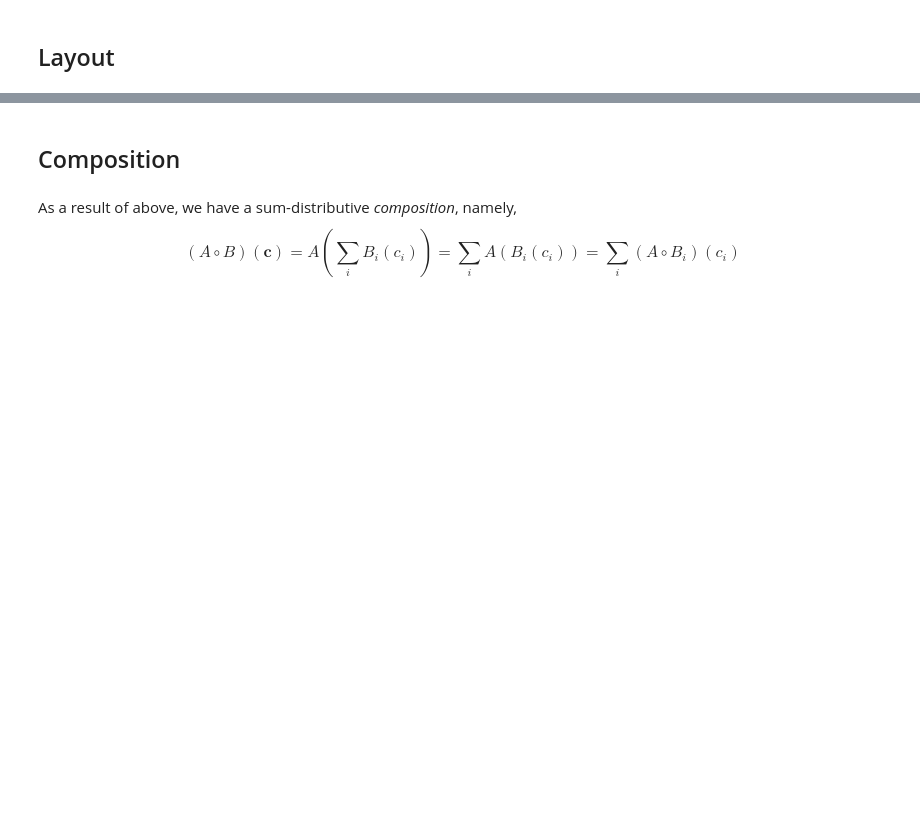
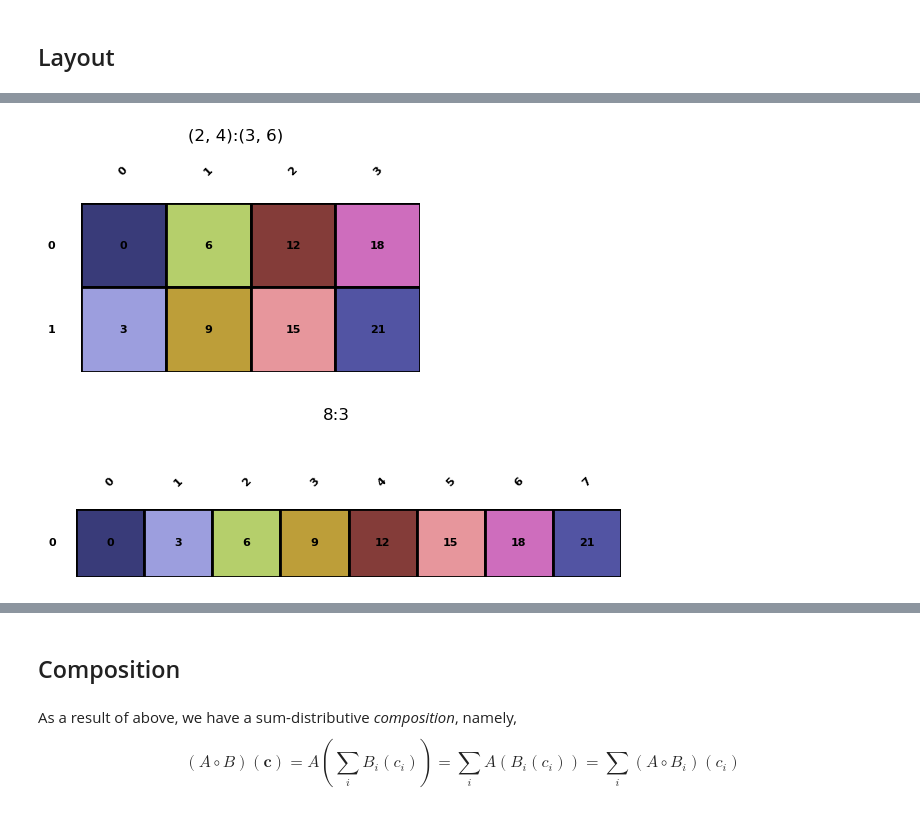
Before and after one commit to w32zhong/simp-intelligence, a Jupyter notebook: simp_intelligence/math/layout_basics.ipynb, the cells around one changed output, grey strips where cells are left out. Cells and saved outputs as stored; diff of their text form; code cells hidden in the pictures; blank space fills up the shorter version.

```diff
--- a/simp_intelligence/math/layout_basics.ipynb
+++ b/simp_intelligence/math/layout_basics.ipynb
@@ -13,0 +40,7 @@ This property is also named "disjoint", it implies
+# %%
+# Case 3: s0:d0  ++  s1:s0*d0  =>  s0*s1:d0
+A = Layout.from_string('(2,4):(3,6)').visualize()
+B = coalesce(A).visualize()
+# %% [output]
+[figure, added]
+[figure, added]
```
Also changed, not shown: parts of 9 cells of this notebook.
